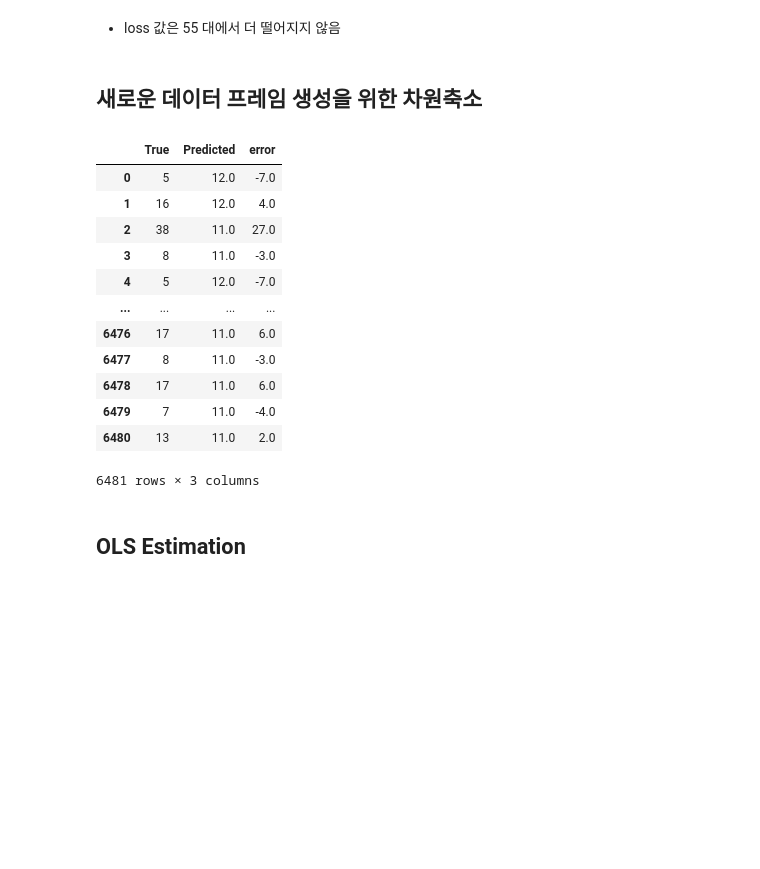
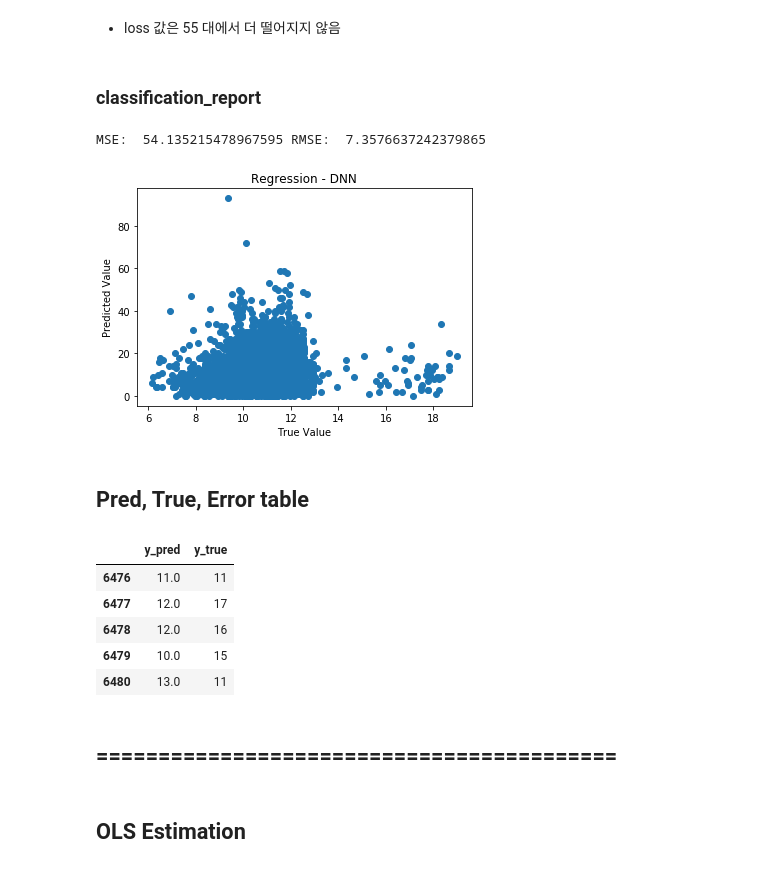
Before and after one commit to orezmis/COVID19, a Jupyter notebook: COVID19_FatalityDura_common.ipynb, the cells around one changed output. Cells and saved outputs as stored; diff of their text form; code cells hidden in the pictures; blank space fills up the shorter version.

```diff
--- a/COVID19_FatalityDura_common.ipynb
+++ b/COVID19_FatalityDura_common.ipynb
@@ -15,5 +21,5 @@ import seaborn as sns
 # %%
-df = pd.read_csv("C://workspace//project_data//lata//d_final.csv")
+df = pd.read_csv("A:\workspace\AI_project\src\data\d_final.csv")
 df.head()
 # %% [output]
 |  | id | sex | intubed | pneumonia | age | pregnancy | diabetes | copd | asthma | inmsupr | ... |
@@ -56,7 +62,7 @@ x_scaled = min_max_scaler.fit_transform(t_train_raw)
 x_train_raw = pd.DataFrame(x_scaled)
 
 ## train/test 셋 분리
-x_train, x_test, target_train, target_test = train_test_split(x_train_raw, target_raw, test_size=0.2)
+x_train, x_test, target_train, target_test = train_test_split(x_train_raw, target_raw, test_size=0.2, shuffle = True, random_state = 1004)
 # %%
 print(x_train.shape, target_train.shape)
 print(x_test.shape, target_test.shape)
@@ -127,27 +131,38 @@ accur:
 # %% [markdown]
 - loss 값은 55 대에서 더 떨어지지 않음
-# %% [markdown]
-## 새로운 데이터 프레임 생성을 위한 차원축소
+# %% [markdown]
+### classification_report
+# %%
+rmse = np.sqrt(mean_squared_error(target_test, pred))
+mse = mean_squared_error(target_test, pred)
+
+print("MSE: ", mse, "RMSE: ", rmse)
+# %% [output]
+MSE:  54.135215478967595 RMSE:  7.3576637242379865
+# %%
+plt.plot(pred, target_test, 'o')
+plt.xlabel('True Value')
+plt.ylabel('Predicted Value')
+plt.title('Regression - DNN')
+plt.show()
+# %% [output]
+[figure, added]
+# %% [markdown]
+## Pred, True, Error table
 # %%
-pred = pred.reshape(6481,)
+pred1 = pred.reshape(6481,)
 # %%
-c = { 'True': target_test,
-     'Predicted': pred.round(),
-     'error': target_test - pred.round()}
+c = { 'y_true': target_test,
+     'y_pred': pred1.round(),
+     #'error': target_test - pred1.round()}
+    }
 pred_diff = pd.DataFrame(data=c).reset_index()
-pred_diff = pred_diff.drop(['index'], axis=1)
-pred_diff
+pred_diff = pred_diff.drop(['index'], axis=1).reset_index(drop=True)
+pred_diff.tail()
 # %% [output]
-|  | True | Predicted | error |
-| 0 | 5 | 12.0 | -7.0 |
-| 1 | 16 | 12.0 | 4.0 |
-| 2 | 38 | 11.0 | 27.0 |
-| 3 | 8 | 11.0 | -3.0 |
-| 4 | 5 | 12.0 | -7.0 |
-| ... | ... | ... | ... |
-| 6476 | 17 | 11.0 | 6.0 |
-| 6477 | 8 | 11.0 | -3.0 |
-| 6478 | 17 | 11.0 | 6.0 |
-| 6479 | 7 | 11.0 | -4.0 |
-| 6480 | 13 | 11.0 | 2.0 |
+|  | y_pred | y_true |
+| 6476 | 11.0 | 11 |
+| 6477 | 12.0 | 17 |
+| 6478 | 12.0 | 16 |
+| 6479 | 10.0 | 15 |
+| 6480 | 13.0 | 11 |
-6481 rows × 3 columns
@@ -154,2 +171,4 @@ pred_diff
+# %% [markdown]
+## ==========================================
 # %% [markdown]
 ## OLS Estimation
```
Also changed, not shown: parts of 16 cells of this notebook.
